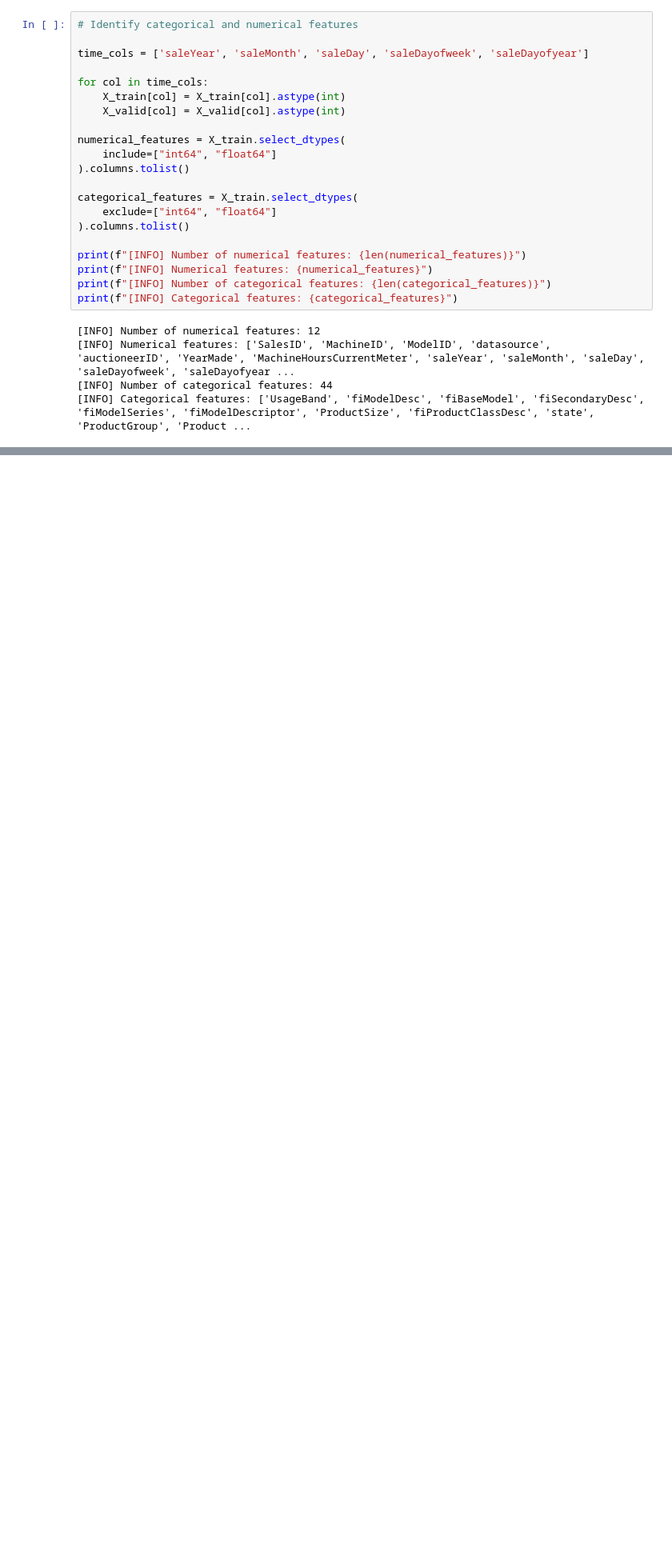
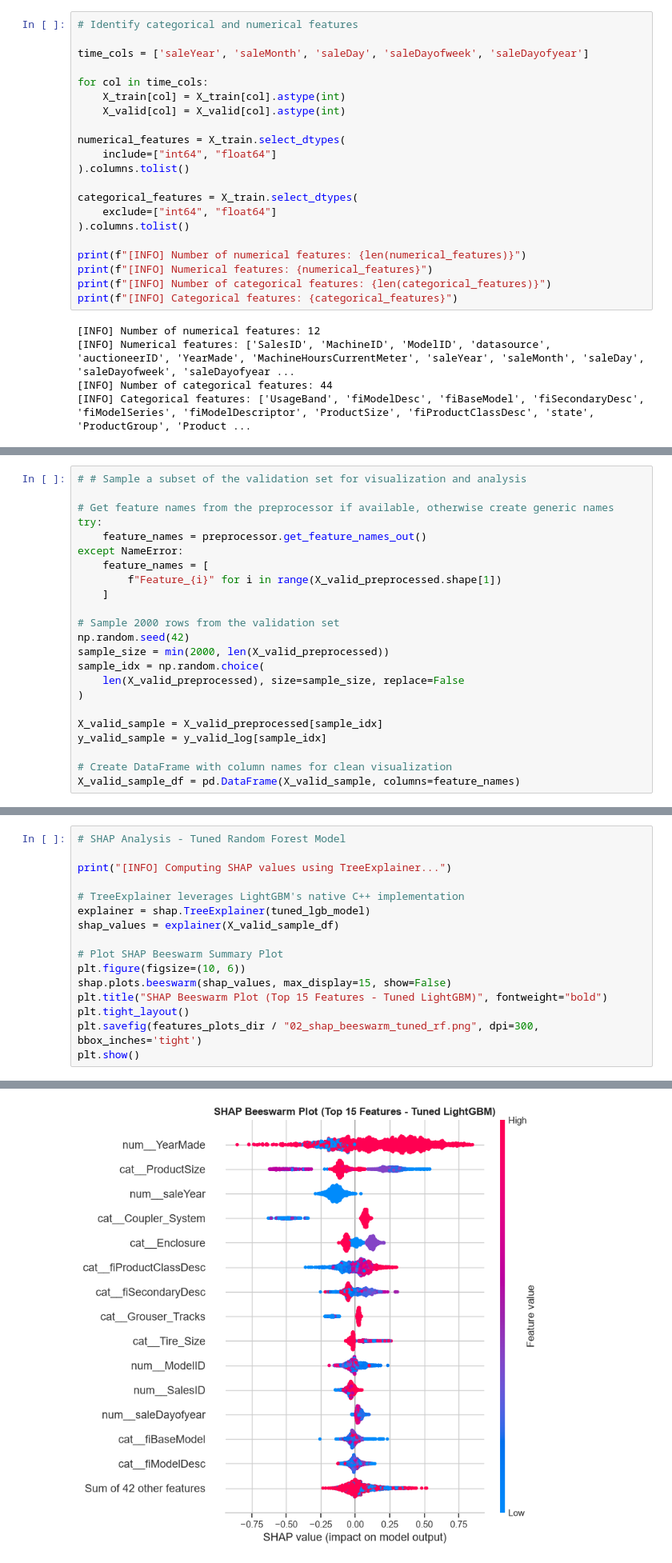
Before and after one commit to BevisWong76/bulldozers-price-predictor, a Jupyter notebook: bulldozers_price_regression.ipynb, the cells around one changed output, grey strips where cells are left out. Shown at 80% size. Saved outputs shown, nothing was run; the diff lists cells and outputs as text; blank space fills up the shorter version.

```diff
--- a/bulldozers_price_regression.ipynb
+++ b/bulldozers_price_regression.ipynb
@@ -272,0 +880,23 @@ print(f"[INFO] X_valid Shape: {X_valid_preprocessed.shape}")
+# %%
+# # Sample a subset of the validation set for visualization and analysis
+
+# Get feature names from the preprocessor if available, otherwise create generic names
+try:
+    feature_names = preprocessor.get_feature_names_out()
+except NameError:
+    feature_names = [
+        f"Feature_{i}" for i in range(X_valid_preprocessed.shape[1])
+    ]
+
+# Sample 2000 rows from the validation set
+np.random.seed(42)
+sample_size = min(2000, len(X_valid_preprocessed))
+sample_idx = np.random.choice(
+    len(X_valid_preprocessed), size=sample_size, replace=False
+)
+
+X_valid_sample = X_valid_preprocessed[sample_idx]
+y_valid_sample = y_valid_log[sample_idx]
+
+# Create DataFrame with column names for clean visualization
+X_valid_sample_df = pd.DataFrame(X_valid_sample, columns=feature_names)
@@ -272,0 +945,17 @@ print(f"[INFO] X_valid Shape: {X_valid_preprocessed.shape}")
+# %%
+# SHAP Analysis - Tuned Random Forest Model
+
+print("[INFO] Computing SHAP values using TreeExplainer...")
+
+# TreeExplainer leverages LightGBM's native C++ implementation
+explainer = shap.TreeExplainer(tuned_lgb_model)
+shap_values = explainer(X_valid_sample_df)
+
+# Plot SHAP Beeswarm Summary Plot
+plt.figure(figsize=(10, 6))
+shap.plots.beeswarm(shap_values, max_display=15, show=False)
+plt.title("SHAP Beeswarm Plot (Top 15 Features - Tuned LightGBM)", fontweight="bold")
+plt.tight_layout()
+plt.savefig(features_plots_dir / "02_shap_beeswarm_tuned_rf.png", dpi=300, bbox_inches='tight')
+plt.show()
+# %% [output]
@@ -272,0 +963 @@ print(f"[INFO] X_valid Shape: {X_valid_preprocessed.shape}")
+[figure, added]
```
Also changed, not shown: parts of 30 cells of this notebook, 13 other files.
